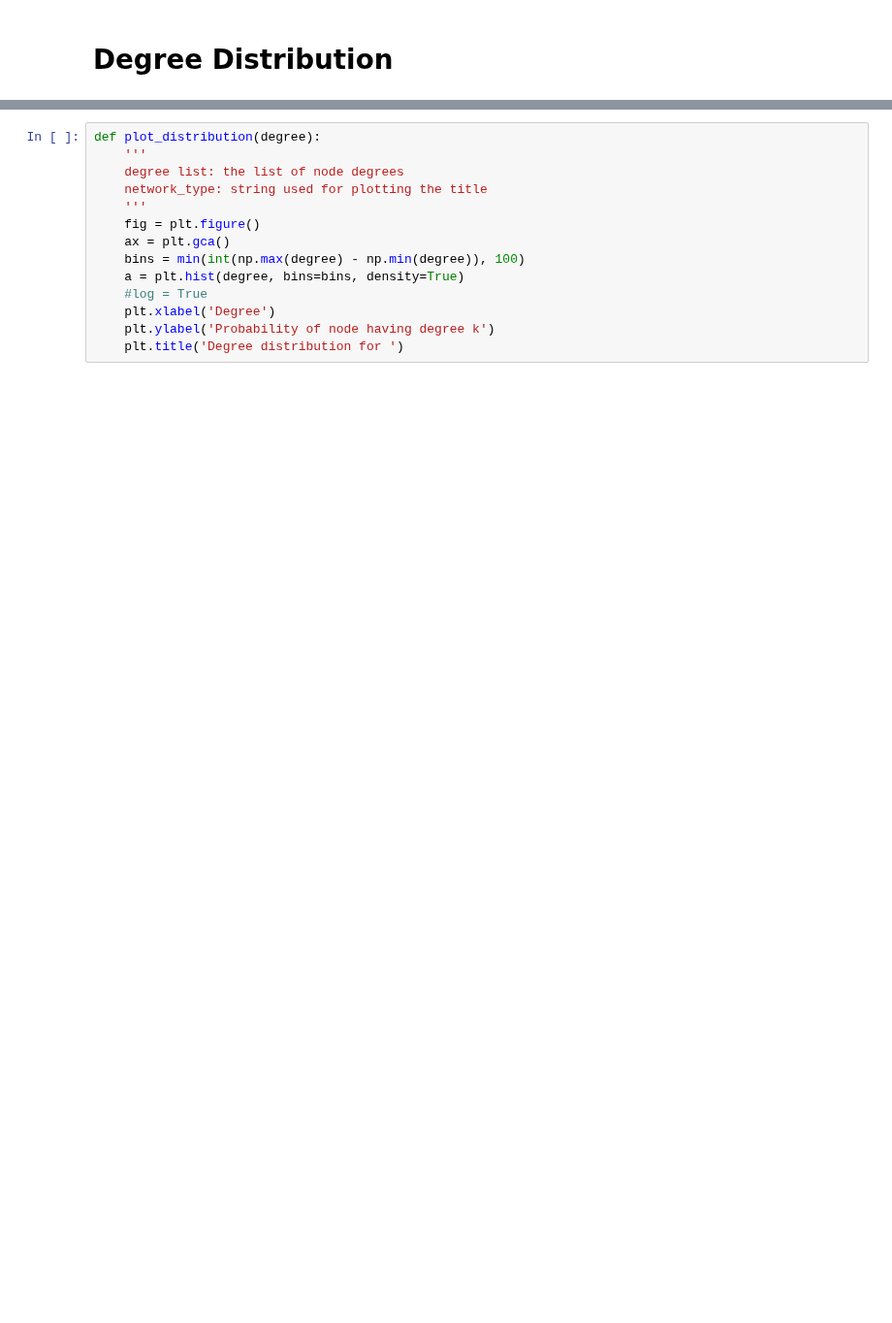
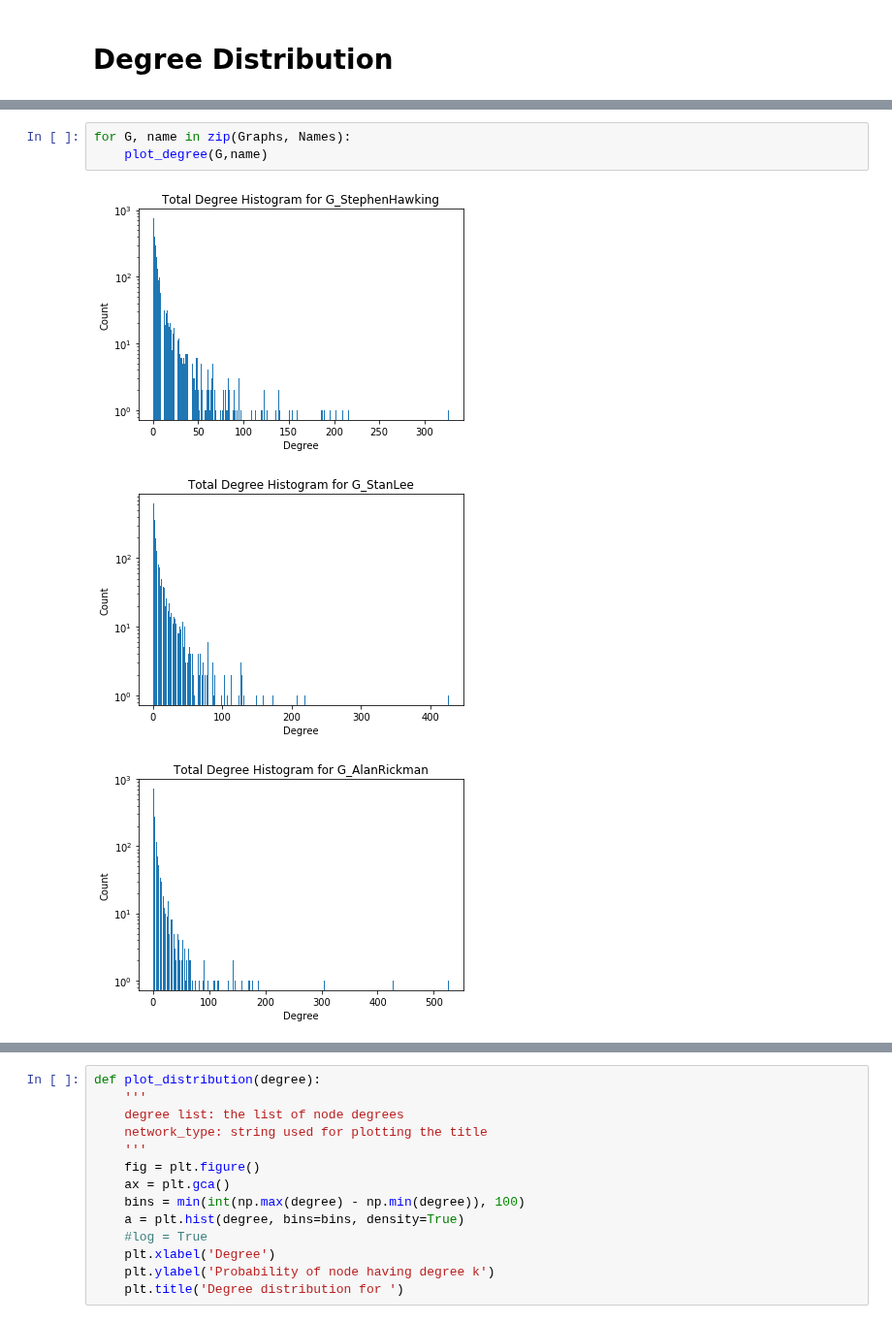
Before and after one commit to isabelaconstantin/wikinet, a Jupyter notebook: Project/source/2_DataExploration.ipynb, the cells around one changed output, grey strips where cells are left out. Shown at 97% size. Drawn from its saved outputs; the diff is of its cells as text; blank space fills up the shorter version.

```diff
--- a/Project/source/2_DataExploration.ipynb
+++ b/Project/source/2_DataExploration.ipynb
@@ -181,3 +186,10 @@ for G, name in zip(Graphs,Names):
+# %%
+for G, name in zip(Graphs, Names):
+    plot_degree(G,name)
+# %% [output]
+[figure, added]
+[figure, added]
+[figure, added]
 # %%
 #plot in-degrees fot the graphs
 for G,name in zip(Graphs,Names):
```
Also changed, not shown: parts of 26 cells of this notebook.
